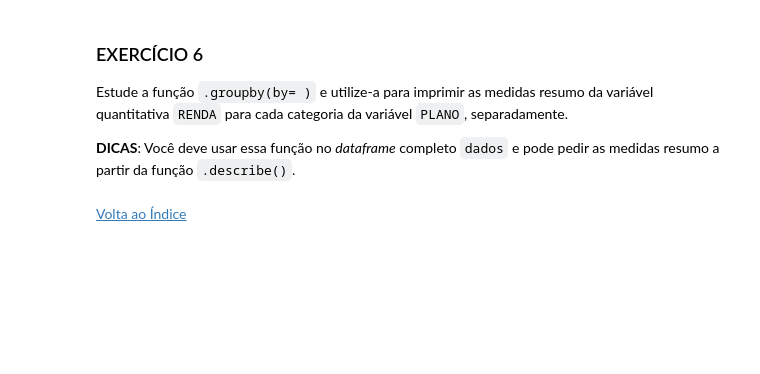
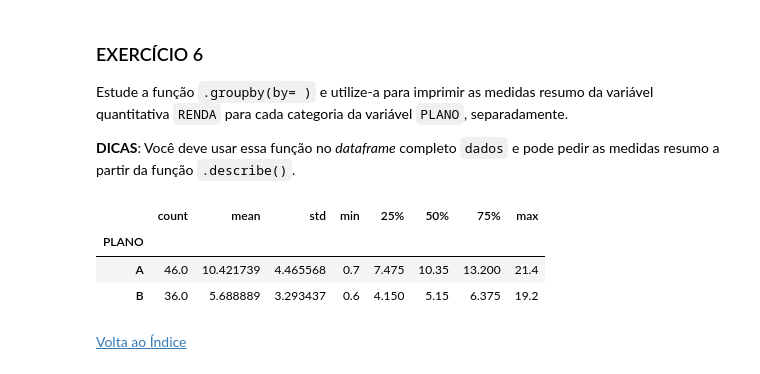
Before and after one commit to brunozalc/CD22-2, a Jupyter notebook: aula03/Aula03_Atividade_ExplorandoVariaveisQuantitativas.ipynb, the cells around one changed output. Cells and saved outputs as stored; diff of their text form; code cells hidden in the pictures; blank space fills up the shorter version.

```diff
--- a/aula03/Aula03_Atividade_ExplorandoVariaveisQuantitativas.ipynb
+++ b/aula03/Aula03_Atividade_ExplorandoVariaveisQuantitativas.ipynb
@@ -196,6 +305,13 @@ Estude a função `.groupby(by= )` e utilize-a para imprimir as medidas resumo d
 **DICAS**: Você deve usar essa função no *dataframe* completo `dados` e pode pedir as medidas resumo a partir da função `.describe()`.
 # %%
 #ESCREVA SUA RESPOSTA AQUI
+
+dados.groupby(by="PLANO").RENDA.describe()
+# %% [output]
+|  | count | mean | std | min | 25% | 50% | 75% | max |
+| PLANO |  |  |  |  |  |  |  |  |
+| A | 46.0 | 10.421739 | 4.465568 | 0.7 | 7.475 | 10.35 | 13.200 | 21.4 |
+| B | 36.0 | 5.688889 | 3.293437 | 0.6 | 4.150 | 5.15 | 6.375 | 19.2 |
 # %% [markdown]
 [Volta ao Índice](#indice)
 # %% [markdown]
```
Also changed, not shown: parts of 17 cells of this notebook, 3 other files.
